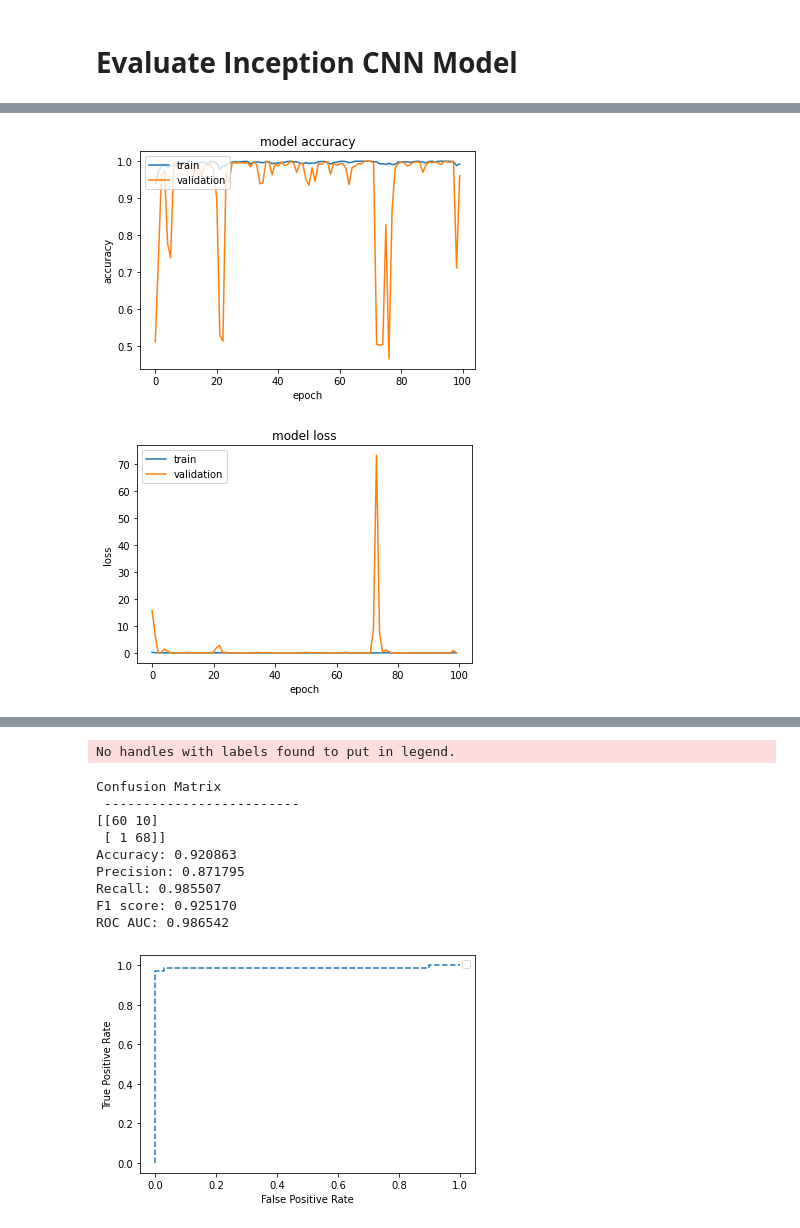
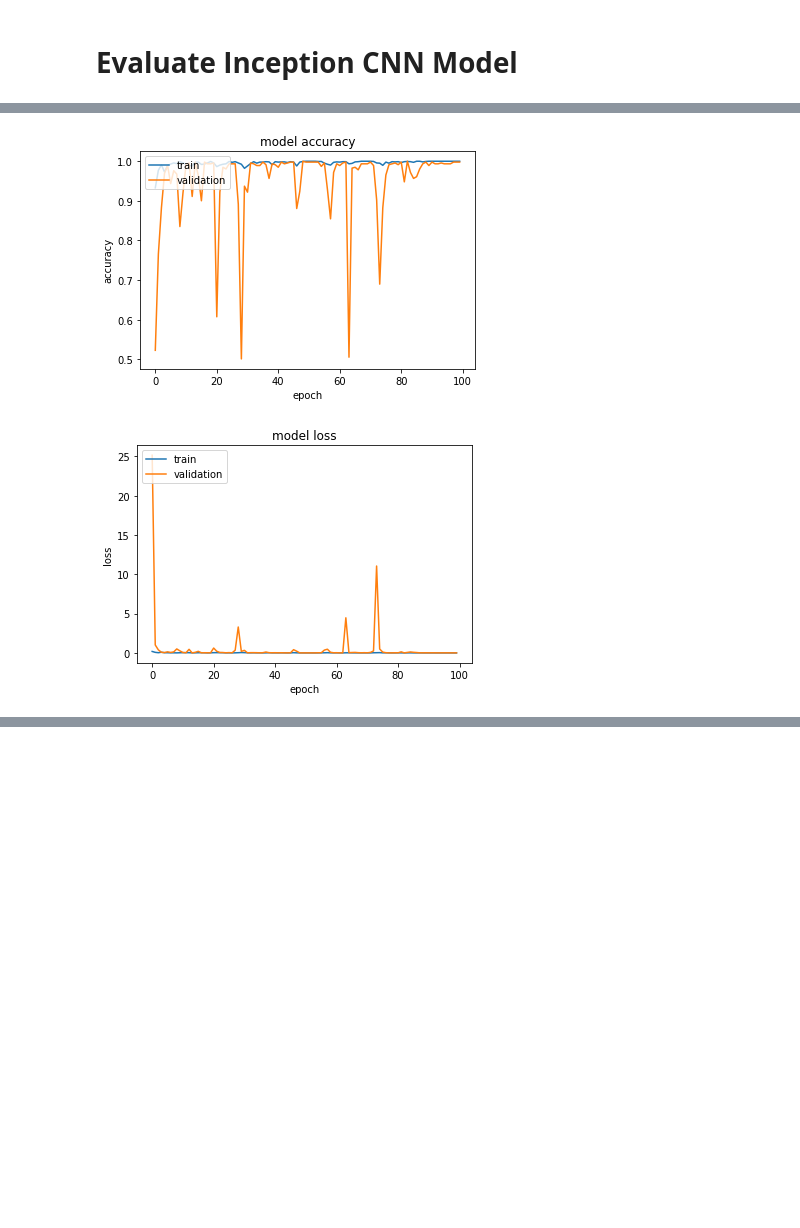
Before and after one commit to rachitgithub/Covid-Detection, a Jupyter notebook: COVID19Training_Inception.ipynb, the cells around one changed output, grey strips where cells are left out. Cells and saved outputs as stored; diff of their text form; code cells hidden in the pictures; blank space fills up the shorter version.

```diff
--- a/COVID19Training_Inception.ipynb
+++ b/COVID19Training_Inception.ipynb
@@ -251,8 +251,6 @@ def Evaluate_CNN_Model():
 # main entry
 model = Build_CNN_Model()
 Train_CNN_Model(model)
-
-Evaluate_CNN_Model()
 # %% [output]
 Downloading data from https://storage.googleapis.com/tensorflow/keras-applications/inception_v3/inception_v3_weights_tf_dim_ordering_tf_kernels.h5
 96116736/96112376 [==============================] - 1s 0us/step
@@ -272,4 +270,4 @@ WARNING:tensorflow:From <ipython-input-6-fbd3973e8c66>:36: Model.fit_generator (
 Instructions for updating:
 Please use Model.fit, which supports generators.
-[figure, old version]
+[figure, new version]
-[figure, old version]
+[figure, new version]
@@ -281,11 +275,0 @@ Please use Model.predict, which supports generators.
-No handles with labels found to put in legend.
-Confusion Matrix
- -------------------------
-[[60 10]
- [ 1 68]]
-Accuracy: 0.920863
-Precision: 0.871795
-Recall: 0.985507
-F1 score: 0.925170
-ROC AUC: 0.986542
-[figure, removed]
```
Also changed, not shown: parts of 3 cells of this notebook.
